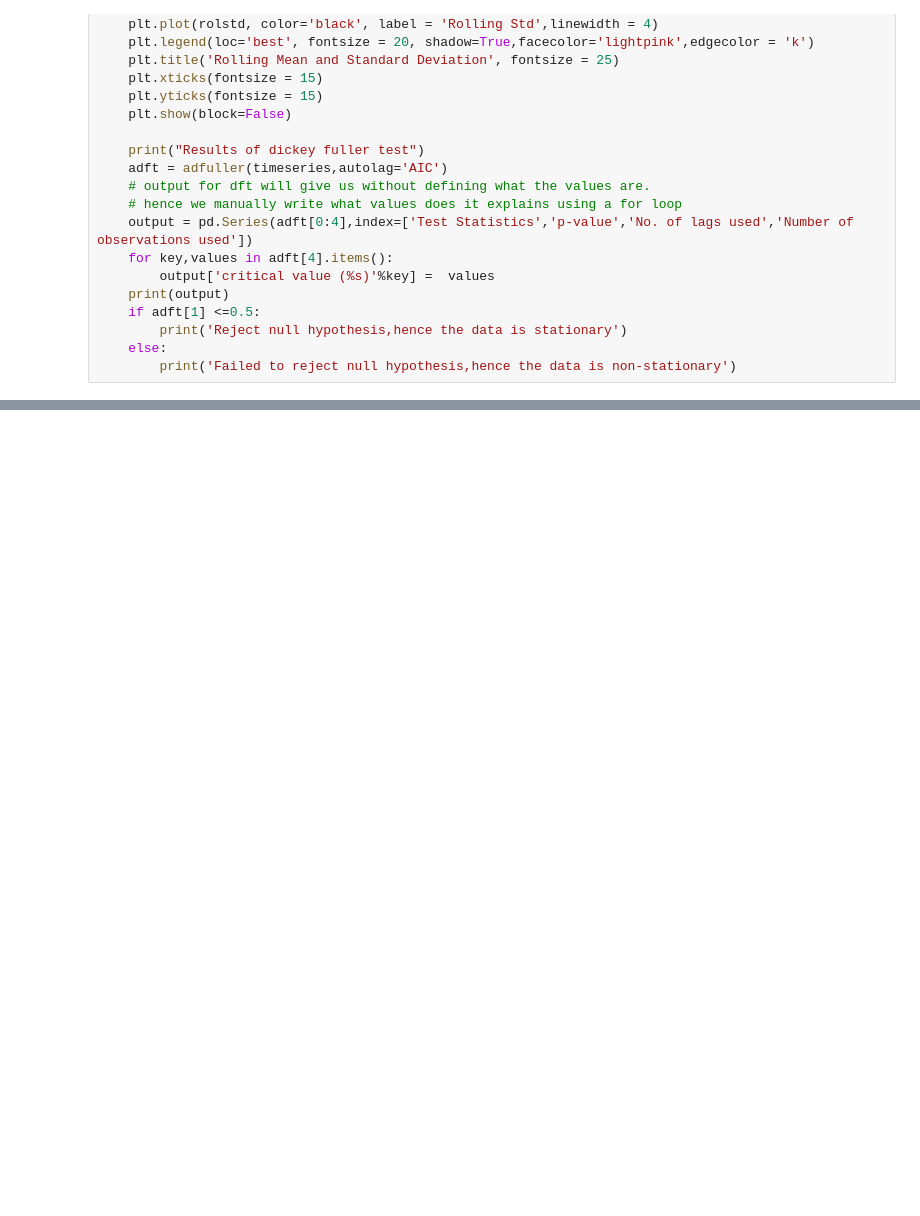
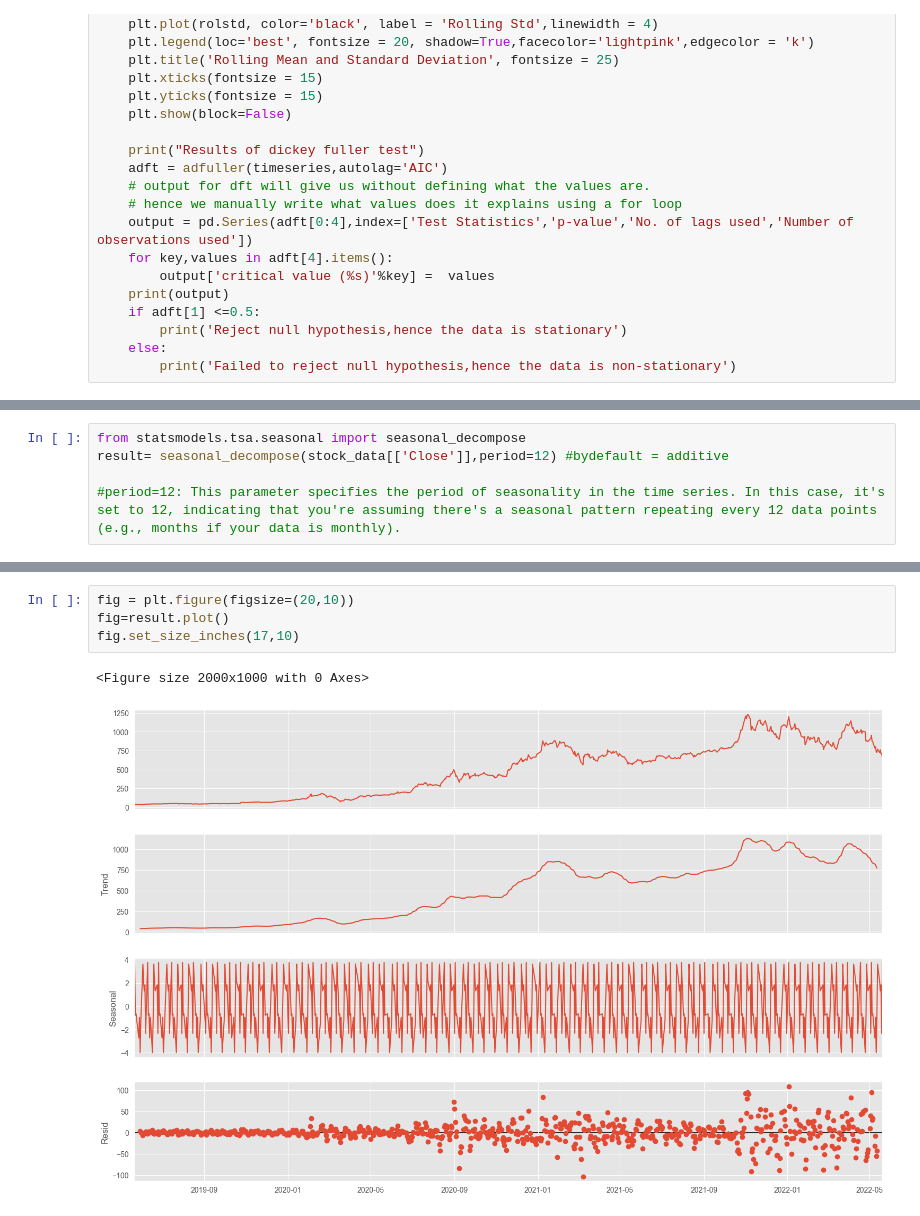
Before and after one commit to Anna-Elsa-Luiz/Time_series, a Jupyter notebook: EDA.ipynb, the cells around one changed output, grey strips where cells are left out. Cells and saved outputs as stored; diff of their text form; blank space fills up the shorter version.

```diff
--- a/EDA.ipynb
+++ b/EDA.ipynb
@@ -372,0 +358,5 @@ Failed to reject null hypothesis,hence the data is non-stationary
+# %%
+from statsmodels.tsa.seasonal import seasonal_decompose
+result= seasonal_decompose(stock_data[['Close']],period=12) #bydefault = additive
+
+#period=12: This parameter specifies the period of seasonality in the time series. In this case, it's set to 12, indicating that you're assuming there's a seasonal pattern repeating every 12 data points (e.g., months if your data is monthly).
@@ -372,0 +379,7 @@ Failed to reject null hypothesis,hence the data is non-stationary
+# %%
+fig = plt.figure(figsize=(20,10))
+fig=result.plot()
+fig.set_size_inches(17,10)
+# %% [output]
+<Figure size 2000x1000 with 0 Axes>
+[figure, added]
```
Also changed, not shown: parts of 53 cells of this notebook, 1 other file.
